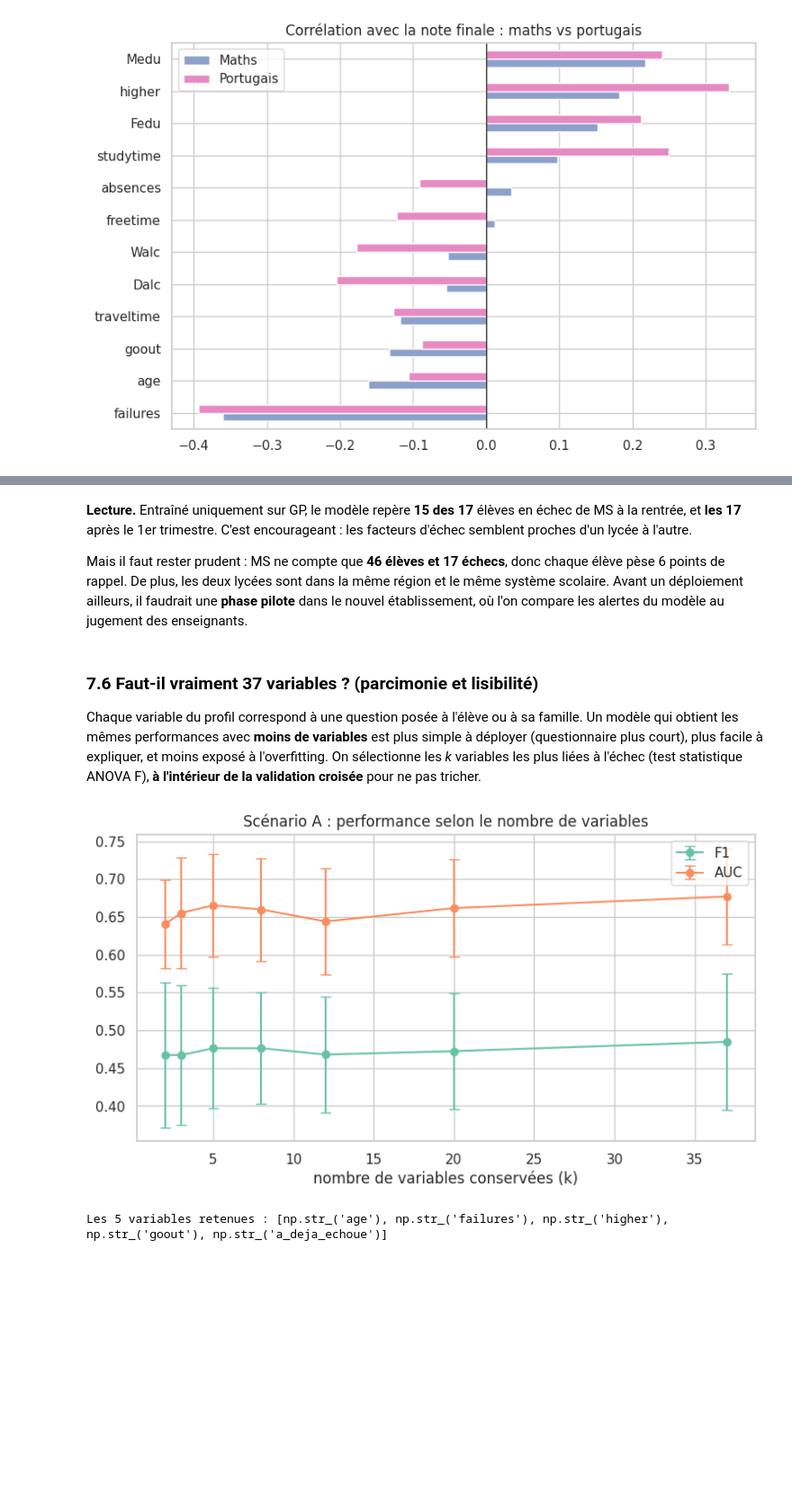
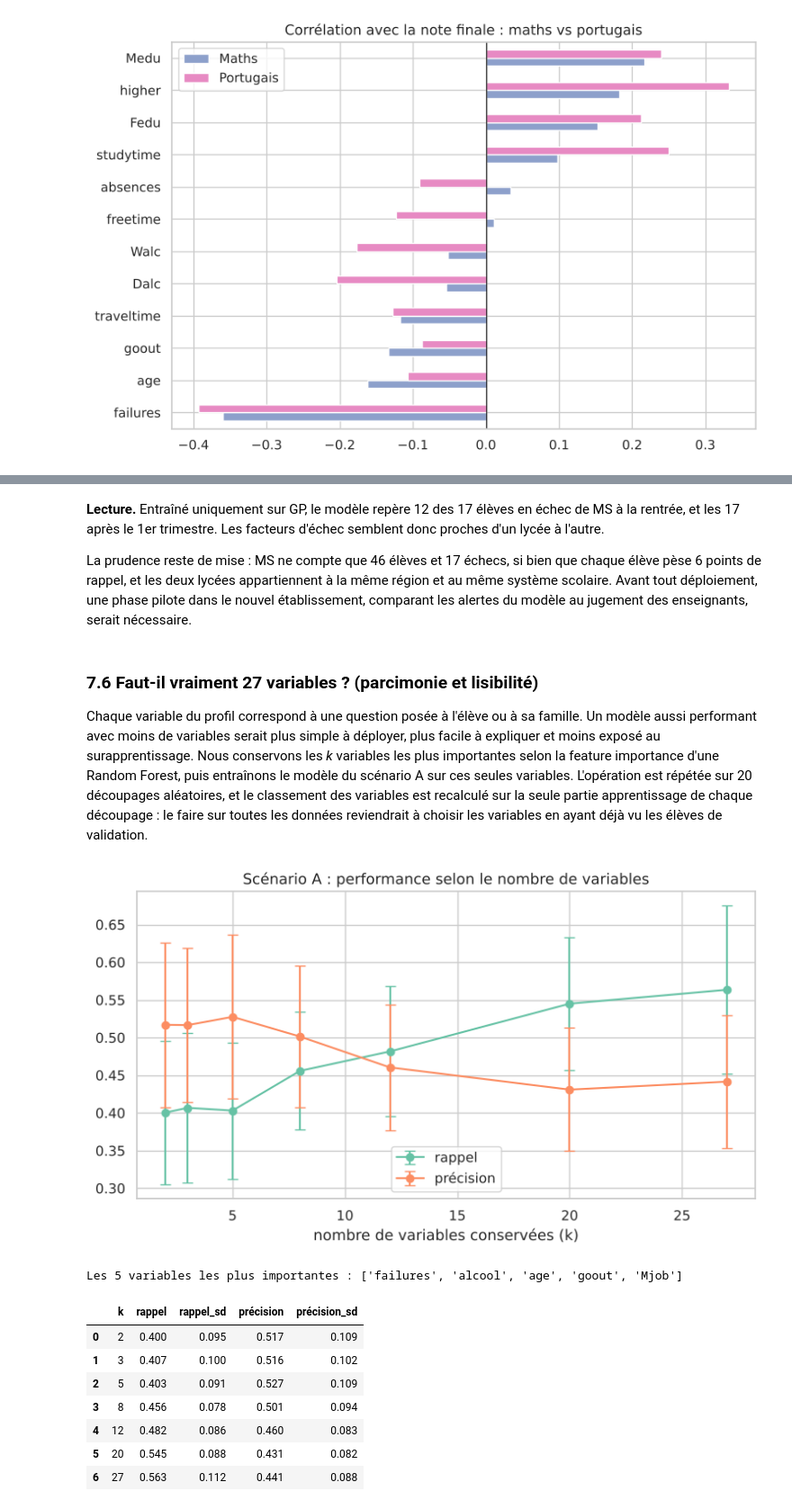
Before and after one commit to celinebuob64/project-ml, a Jupyter notebook: projet_ml_reussite_scolaire.ipynb, the cells around one changed output, grey strips where cells are left out. Shown at 90% size. Saved outputs shown, nothing was run; the diff lists cells and outputs as text; code cells hidden in the pictures; blank space fills up the shorter version.

Commit message:
retrait de a_deja_echoue

```diff
--- a/projet_ml_reussite_scolaire.ipynb
+++ b/projet_ml_reussite_scolaire.ipynb
@@ -655,0 +486,8 @@ Le jeu de données contient aussi 649 élèves suivant le cours de portugais, do
+# %%
+# règle de choix : meilleur rappel moyen parmi les modèles dont la précision moyenne atteint PRECISION_MIN
+moy = rob.groupby(["Scénario", "Modèle"])[["rappel", "précision"]].mean().reset_index()
+CHOIX = {}
+for scen in ["A (rentrée)", "B (+G1)"]:
+    cand = moy[(moy.Scénario == scen) & (moy.précision >= PRECISION_MIN)]
+    CHOIX[scen] = cand.sort_values("rappel").iloc[-1]["Modèle"]
+print("Modèles retenus :", CHOIX)
@@ -655,0 +621,10 @@ Le jeu de données contient aussi 649 élèves suivant le cours de portugais, do
+# %%
+def cv_score(m, X, yy, sc="recall"):
+    r = cross_val_score(m, X, yy, cv=10, scoring=sc)
+    return r.mean(), r.std()
+
+def rmse(y_vrai, y_pred):
+    return np.sqrt(mean_squared_error(y_vrai, y_pred))
+
+modele_A = meilleurs[("A (rentrée)", CHOIX["A (rentrée)"])]
+modele_B = meilleurs[("B (+G1)", CHOIX["B (+G1)"])]
@@ -793,27 +867,43 @@ GP : 349 élèves (32% d'échecs) | MS : 46 élèves (37% d'échecs)
 # %% [markdown]
-**Lecture.** Entraîné uniquement sur GP, le modèle repère **15 des 17** élèves en échec de MS à la rentrée, et **les 17** après le 1er trimestre. C'est encourageant : les facteurs d'échec semblent proches d'un lycée à l'autre.
+**Lecture.** Entraîné uniquement sur GP, le modèle repère 12 des 17 élèves en échec de MS à la rentrée, et les 17 après le 1er trimestre. Les facteurs d'échec semblent donc proches d'un lycée à l'autre.
 
-Mais il faut rester prudent : MS ne compte que **46 élèves et 17 échecs**, donc chaque élève pèse 6 points de rappel. De plus, les deux lycées sont dans la même région et le même système scolaire. Avant un déploiement ailleurs, il faudrait une **phase pilote** dans le nouvel établissement, où l'on compare les alertes du modèle au jugement des enseignants.
+La prudence reste de mise : MS ne compte que 46 élèves et 17 échecs, si bien que chaque élève pèse 6 points de rappel, et les deux lycées appartiennent à la même région et au même système scolaire. Avant tout déploiement, une phase pilote dans le nouvel établissement, comparant les alertes du modèle au jugement des enseignants, serait nécessaire.
 # %% [markdown]
-### 7.6 Faut-il vraiment 37 variables ? (parcimonie et lisibilité)
+### 7.6 Faut-il vraiment 27 variables ? (parcimonie et lisibilité)
 
-Chaque variable du profil correspond à une question posée à l'élève ou à sa famille. Un modèle qui obtient les mêmes performances avec **moins de variables** est plus simple à déployer (questionnaire plus court), plus facile à expliquer, et moins exposé à l'overfitting. On sélectionne les *k* variables les plus liées à l'échec (test statistique ANOVA F), **à l'intérieur de la validation croisée** pour ne pas tricher.
+Chaque variable du profil correspond à une question posée à l'élève ou à sa famille. Un modèle aussi performant avec moins de variables serait plus simple à déployer, plus facile à expliquer et moins exposé au surapprentissage. Nous conservons les *k* variables les plus importantes selon la feature importance d'une Random Forest, puis entraînons le modèle du scénario A sur ces seules variables. L'opération est répétée sur 20 découpages aléatoires, et le classement des variables est recalculé sur la seule partie apprentissage de chaque découpage : le faire sur toutes les données reviendrait à choisir les variables en ayant déjà vu les élèves de validation.
 # %%
-C_A = modele_A.get_params().get("clf__C", 1.0) if hasattr(modele_A, "named_steps") else 0.1
 ks, par = [2, 3, 5, 8, 12, 20, len(profil)], []
 for k in ks:
-    p = Pipeline([("sc", StandardScaler()), ("k", SelectKBest(f_classif, k=k)),
-                  ("clf", LogisticRegression(C=C_A, class_weight="balanced", max_iter=2000))])
-    f, fs = cv_score(p, X_tr[profil], y_tr); a, as_ = cv_score(p, X_tr[profil], y_tr, "roc_auc")
-    par.append({"k": k, "F1": f, "F1_sd": fs, "AUC": a, "AUC_sd": as_})
+    scores = []
+    for i in range(20):  # 20 tirages, comme en section 5.3
+        Xa, Xv, ya, yv = train_test_split(X_tr[profil], y_tr, test_size=0.25, random_state=i)
+        # sur la partie apprentissage seulement : une Random Forest classe les variables, on garde les k premières
+        rf_k = RandomForestClassifier(100, random_state=SEED, n_jobs=-1).fit(Xa, ya)
+        garde = pd.Series(rf_k.feature_importances_, index=profil).sort_values(ascending=False).index[:k]
+        p = nouveau(modele_A).fit(Xa[garde], ya).predict(Xv[garde])
+        scores.append((recall_score(yv, p), precision_score(yv, p, zero_division=0)))
+    scores = np.array(scores)
+    par.append({"k": k, "rappel": scores[:, 0].mean(), "rappel_sd": scores[:, 0].std(),
+                "précision": scores[:, 1].mean(), "précision_sd": scores[:, 1].std()})
 par = pd.DataFrame(par)
 plt.figure(figsize=(9, 4.5))
-for met in ["F1", "AUC"]:
+for met in ["rappel", "précision"]:
     plt.errorbar(par.k, par[met], yerr=par[met + "_sd"], marker="o", capsize=4, label=met)
 plt.xlabel("nombre de variables conservées (k)"); plt.title("Scénario A : performance selon le nombre de variables"); plt.legend(); plt.show()
-sel = SelectKBest(f_classif, k=5).fit(X_tr[profil], y_tr)
-print("Les 5 variables retenues :", list(np.array(profil)[sel.get_support()]))
+rf_sel = RandomForestClassifier(100, random_state=SEED, n_jobs=-1).fit(X_tr[profil], y_tr)
+top5 = pd.Series(rf_sel.feature_importances_, index=profil).sort_values(ascending=False).head(5)
+print("Les 5 variables les plus importantes :", list(top5.index))
+par.round(3)
 # %% [output]
-[figure, old version]
+[figure, new version]
-Les 5 variables retenues : [np.str_('age'), np.str_('failures'), np.str_('higher'), np.str_('goout'), np.str_('a_deja_echoue')]
+Les 5 variables les plus importantes : ['failures', 'alcool', 'age', 'goout', 'Mjob']
+|  | k | rappel | rappel_sd | précision | précision_sd |
+| 0 | 2 | 0.400 | 0.095 | 0.517 | 0.109 |
+| 1 | 3 | 0.407 | 0.100 | 0.516 | 0.102 |
+| 2 | 5 | 0.403 | 0.091 | 0.527 | 0.109 |
+| 3 | 8 | 0.456 | 0.078 | 0.501 | 0.094 |
+| 4 | 12 | 0.482 | 0.086 | 0.460 | 0.083 |
+| 5 | 20 | 0.545 | 0.088 | 0.431 | 0.082 |
+| 6 | 27 | 0.563 | 0.112 | 0.441 | 0.088 |
 # %% [markdown]
```
Also changed, not shown: parts of 96 cells of this notebook, 1 other file.
